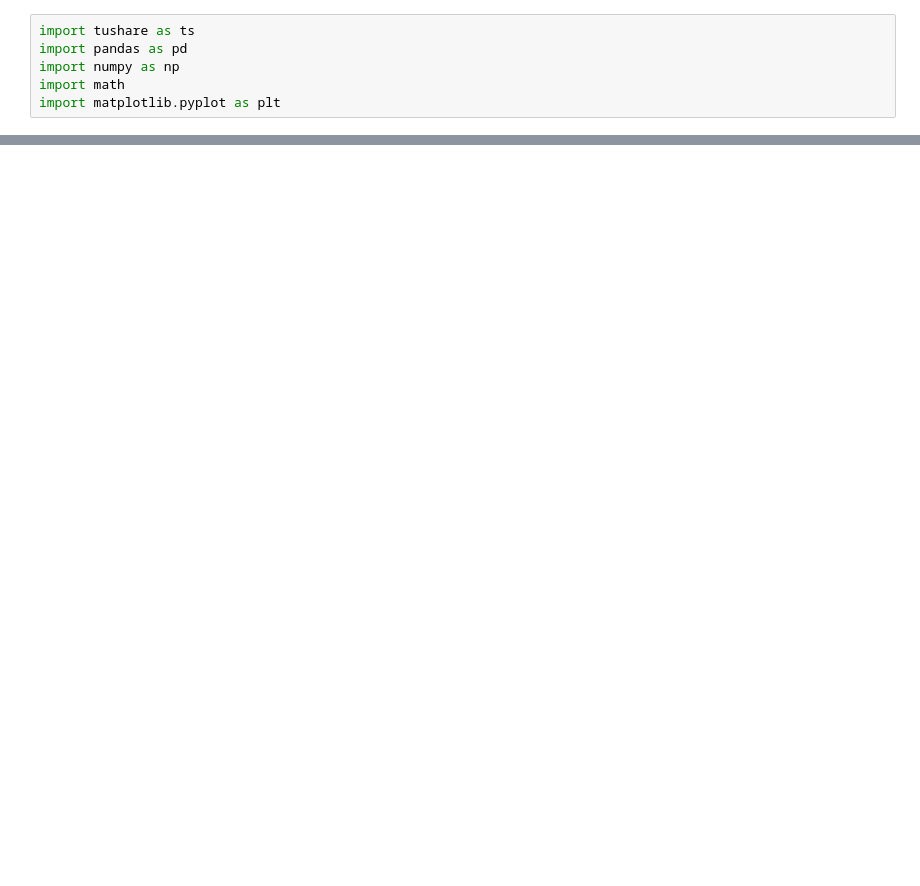
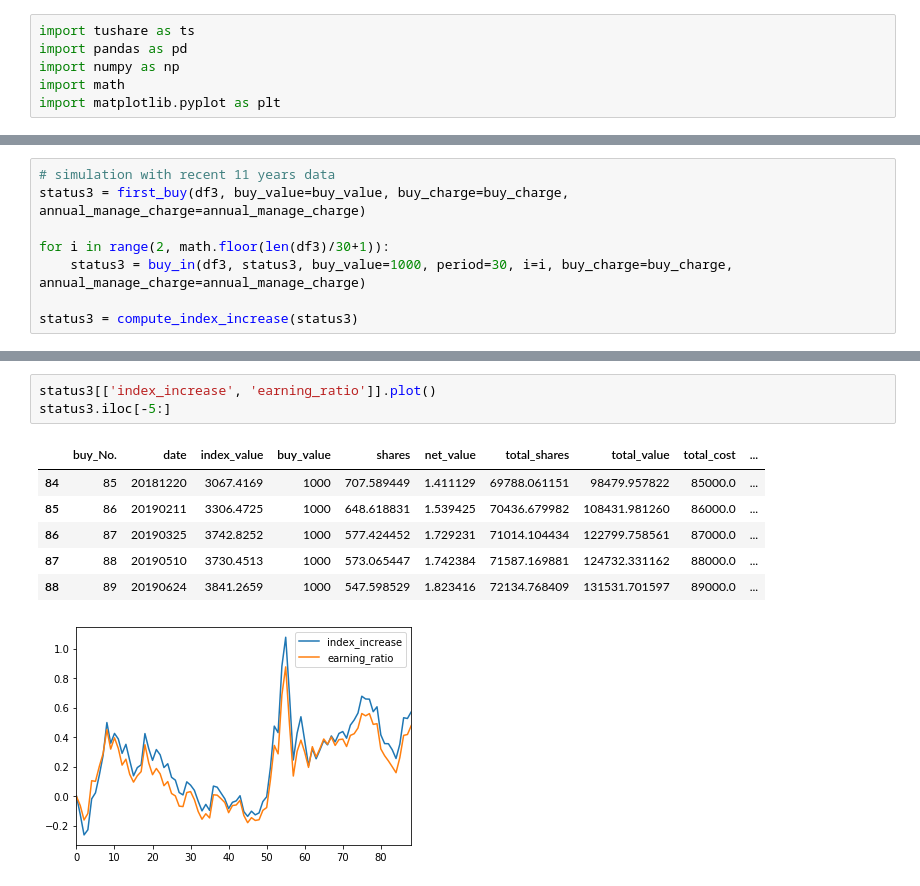
Before and after one commit to MacondoRain/A-share-data-analysis, a Jupyter notebook: Shanghai-Shenzhen 300 index AIP.ipynb, the cells around one changed output, grey strips where cells are left out. Drawn from its saved outputs; the diff is of its cells as text; blank space fills up the shorter version.

```diff
--- a/Shanghai-Shenzhen 300 index AIP.ipynb
+++ b/Shanghai-Shenzhen 300 index AIP.ipynb
@@ -113,0 +134,8 @@ status
+# %%
+# simulation with recent 11 years data
+status3 = first_buy(df3, buy_value=buy_value, buy_charge=buy_charge, annual_manage_charge=annual_manage_charge)
+
+for i in range(2, math.floor(len(df3)/30+1)):
+    status3 = buy_in(df3, status3, buy_value=1000, period=30, i=i, buy_charge=buy_charge, annual_manage_charge=annual_manage_charge)
+
+status3 = compute_index_increase(status3)
@@ -117,0 +173,11 @@ status
+# %%
+status3[['index_increase', 'earning_ratio']].plot()
+status3.iloc[-5:]
+# %% [output]
+|  | buy_No. | date | index_value | buy_value | shares | net_value | total_shares | total_value | total_cost | ... |
+| 84 | 85 | 20181220 | 3067.4169 | 1000 | 707.589449 | 1.411129 | 69788.061151 | 98479.957822 | 85000.0 | ... |
+| 85 | 86 | 20190211 | 3306.4725 | 1000 | 648.618831 | 1.539425 | 70436.679982 | 108431.981260 | 86000.0 | ... |
+| 86 | 87 | 20190325 | 3742.8252 | 1000 | 577.424452 | 1.729231 | 71014.104434 | 122799.758561 | 87000.0 | ... |
+| 87 | 88 | 20190510 | 3730.4513 | 1000 | 573.065447 | 1.742384 | 71587.169881 | 124732.331162 | 88000.0 | ... |
+| 88 | 89 | 20190624 | 3841.2659 | 1000 | 547.598529 | 1.823416 | 72134.768409 | 131531.701597 | 89000.0 | ... |
+[figure, added]
```
Also changed, not shown: parts of 18 cells of this notebook, 3 other files.
